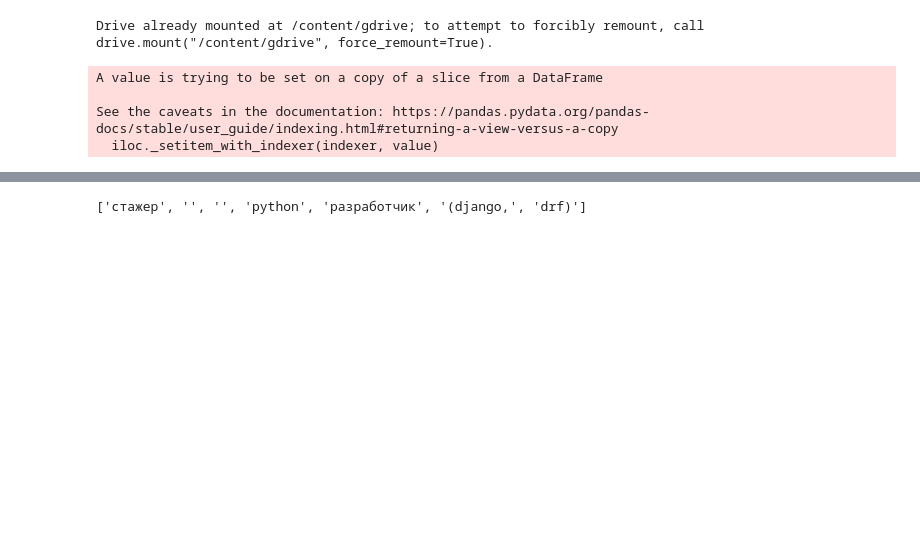
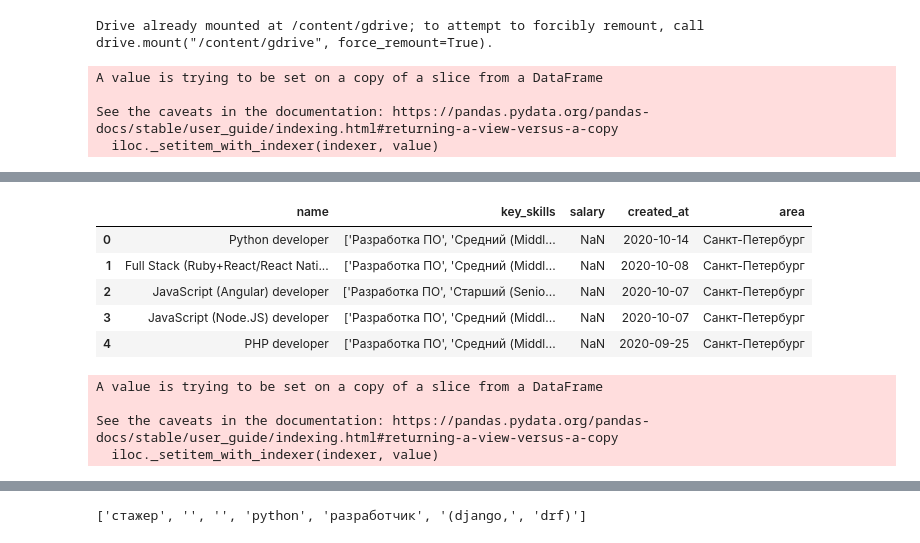
Before and after one commit to vctry/dbt_2020, a Jupyter notebook: data_preparation.ipynb, the cells around one changed output, grey strips where cells are left out. Cells and saved outputs as stored; diff of their text form; code cells hidden in the pictures; blank space fills up the shorter version.

```diff
--- a/data_preparation.ipynb
+++ b/data_preparation.ipynb
@@ -116,0 +138,13 @@ See the caveats in the documentation: https://pandas.pydata.org/pandas-docs/stab
+# %%
+dt['created_at'] = pd.to_datetime(dt['created_at']).apply(lambda date: date.strftime('%Y-%m-%d'))
+# df['month'] = df['Время публикации'].apply(lambda date: date.month)
+# df['year'] = df['Время публикации'].apply(lambda date: date.year)
+# %%
+dt.head()
+# %% [output]
+|  | name | key_skills | salary | created_at | area |
+| 0 | Python developer | ['Разработка ПО', 'Средний (Middl... | NaN | 2020-10-14 | Санкт-Петербург |
+| 1 | Full Stack (Ruby+React/React Nati... | ['Разработка ПО', 'Средний (Middl... | NaN | 2020-10-08 | Санкт-Петербург |
+| 2 | JavaScript (Angular) developer | ['Разработка ПО', 'Старший (Senio... | NaN | 2020-10-07 | Санкт-Петербург |
+| 3 | JavaScript (Node.JS) developer | ['Разработка ПО', 'Средний (Middl... | NaN | 2020-10-07 | Санкт-Петербург |
+| 4 | PHP developer | ['Разработка ПО', 'Средний (Middl... | NaN | 2020-09-25 | Санкт-Петербург |
@@ -116,0 +153,7 @@ See the caveats in the documentation: https://pandas.pydata.org/pandas-docs/stab
+# %%
+active = parse_vacancies(dt)
+# %% [output]
+A value is trying to be set on a copy of a slice from a DataFrame
+
+See the caveats in the documentation: https://pandas.pydata.org/pandas-docs/stable/user_guide/indexing.html#returning-a-view-versus-a-copy
+  iloc._setitem_with_indexer(indexer, value)
```
Also changed, not shown: parts of 25 cells of this notebook, 1 other file.
